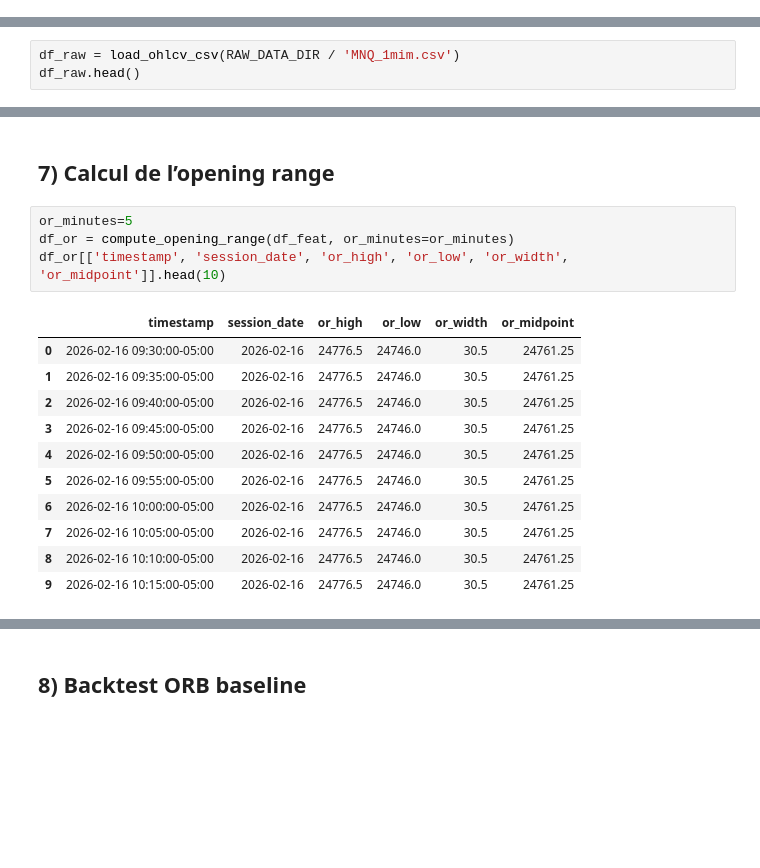
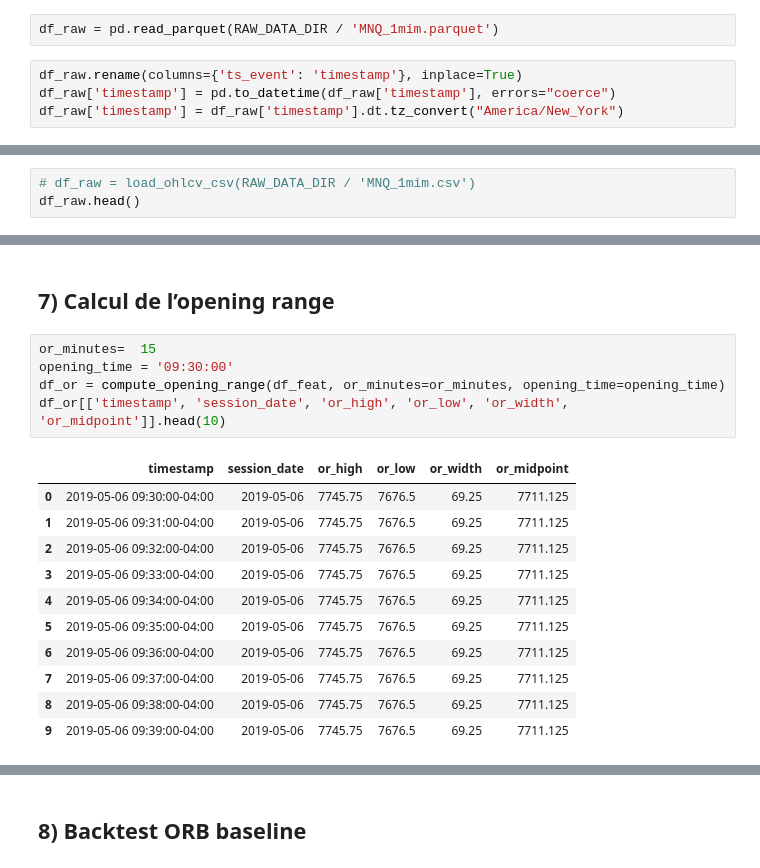
Before and after one commit to emile692/algo-trading-intraday-research, a Jupyter notebook: notebooks/research_main.ipynb, the cells around one changed output, grey strips where cells are left out. Cells and saved outputs as stored; diff of their text form; blank space fills up the shorter version.

```diff
--- a/notebooks/research_main.ipynb
+++ b/notebooks/research_main.ipynb
@@ -61,4 +67,10 @@ pd.set_option('display.max_columns', 50)
 
 # # Conversion en DataFrame pandas
 # df = data.to_df()
+# %%
+df_raw = pd.read_parquet(RAW_DATA_DIR / 'MNQ_1mim.parquet')
+# %%
+df_raw.rename(columns={'ts_event': 'timestamp'}, inplace=True)
+df_raw['timestamp'] = pd.to_datetime(df_raw['timestamp'], errors="coerce")
+df_raw['timestamp'] = df_raw['timestamp'].dt.tz_convert("America/New_York")
 # %%
@@ -66,4 +78,4 @@ pd.set_option('display.max_columns', 50)
 # %%
-df_raw = load_ohlcv_csv(RAW_DATA_DIR / 'MNQ_1mim.csv')
+# df_raw = load_ohlcv_csv(RAW_DATA_DIR / 'MNQ_1mim.csv')
 df_raw.head()
 # %% [output]
@@ -120,18 +137,19 @@ df_feat.head()
 # %% [markdown]
 ## 7) Calcul de l’opening range
 # %%
-or_minutes=5
-df_or = compute_opening_range(df_feat, or_minutes=or_minutes)
+or_minutes=  15
+opening_time = '09:30:00'
+df_or = compute_opening_range(df_feat, or_minutes=or_minutes, opening_time=opening_time)
 df_or[['timestamp', 'session_date', 'or_high', 'or_low', 'or_width', 'or_midpoint']].head(10)
 # %% [output]
 |  | timestamp | session_date | or_high | or_low | or_width | or_midpoint |
-| 0 | 2026-02-16 09:30:00-05:00 | 2026-02-16 | 24776.5 | 24746.0 | 30.5 | 24761.25 |
-| 1 | 2026-02-16 09:35:00-05:00 | 2026-02-16 | 24776.5 | 24746.0 | 30.5 | 24761.25 |
-| 2 | 2026-02-16 09:40:00-05:00 | 2026-02-16 | 24776.5 | 24746.0 | 30.5 | 24761.25 |
-| 3 | 2026-02-16 09:45:00-05:00 | 2026-02-16 | 24776.5 | 24746.0 | 30.5 | 24761.25 |
-| 4 | 2026-02-16 09:50:00-05:00 | 2026-02-16 | 24776.5 | 24746.0 | 30.5 | 24761.25 |
-| 5 | 2026-02-16 09:55:00-05:00 | 2026-02-16 | 24776.5 | 24746.0 | 30.5 | 24761.25 |
-| 6 | 2026-02-16 10:00:00-05:00 | 2026-02-16 | 24776.5 | 24746.0 | 30.5 | 24761.25 |
-| 7 | 2026-02-16 10:05:00-05:00 | 2026-02-16 | 24776.5 | 24746.0 | 30.5 | 24761.25 |
-| 8 | 2026-02-16 10:10:00-05:00 | 2026-02-16 | 24776.5 | 24746.0 | 30.5 | 24761.25 |
-| 9 | 2026-02-16 10:15:00-05:00 | 2026-02-16 | 24776.5 | 24746.0 | 30.5 | 24761.25 |
+| 0 | 2019-05-06 09:30:00-04:00 | 2019-05-06 | 7745.75 | 7676.5 | 69.25 | 7711.125 |
+| 1 | 2019-05-06 09:31:00-04:00 | 2019-05-06 | 7745.75 | 7676.5 | 69.25 | 7711.125 |
+| 2 | 2019-05-06 09:32:00-04:00 | 2019-05-06 | 7745.75 | 7676.5 | 69.25 | 7711.125 |
+| 3 | 2019-05-06 09:33:00-04:00 | 2019-05-06 | 7745.75 | 7676.5 | 69.25 | 7711.125 |
+| 4 | 2019-05-06 09:34:00-04:00 | 2019-05-06 | 7745.75 | 7676.5 | 69.25 | 7711.125 |
+| 5 | 2019-05-06 09:35:00-04:00 | 2019-05-06 | 7745.75 | 7676.5 | 69.25 | 7711.125 |
+| 6 | 2019-05-06 09:36:00-04:00 | 2019-05-06 | 7745.75 | 7676.5 | 69.25 | 7711.125 |
+| 7 | 2019-05-06 09:37:00-04:00 | 2019-05-06 | 7745.75 | 7676.5 | 69.25 | 7711.125 |
+| 8 | 2019-05-06 09:38:00-04:00 | 2019-05-06 | 7745.75 | 7676.5 | 69.25 | 7711.125 |
+| 9 | 2019-05-06 09:39:00-04:00 | 2019-05-06 | 7745.75 | 7676.5 | 69.25 | 7711.125 |
```
Also changed, not shown: parts of 23 cells of this notebook, 13 other files.
